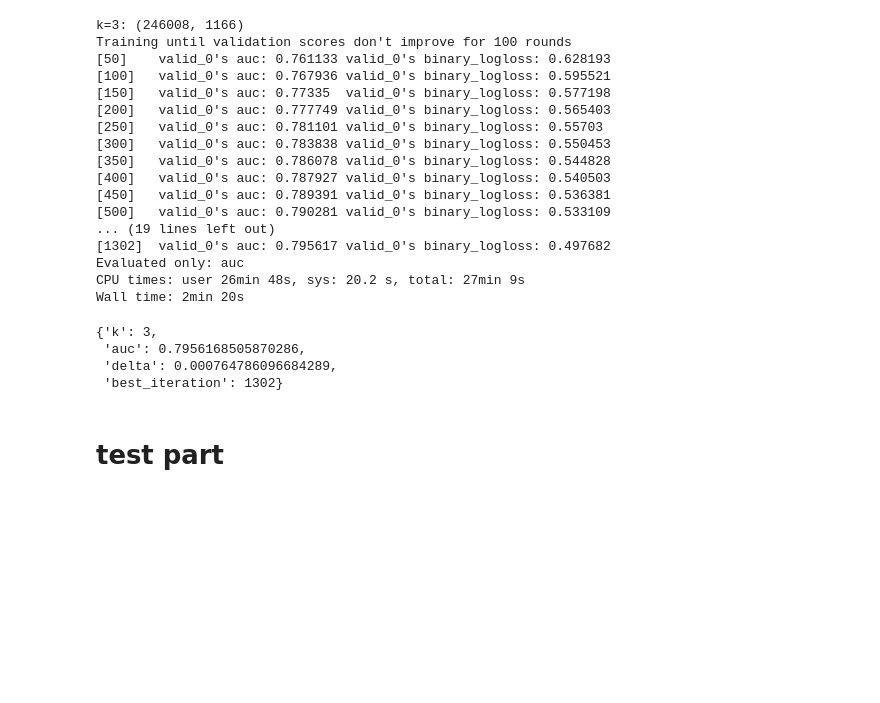
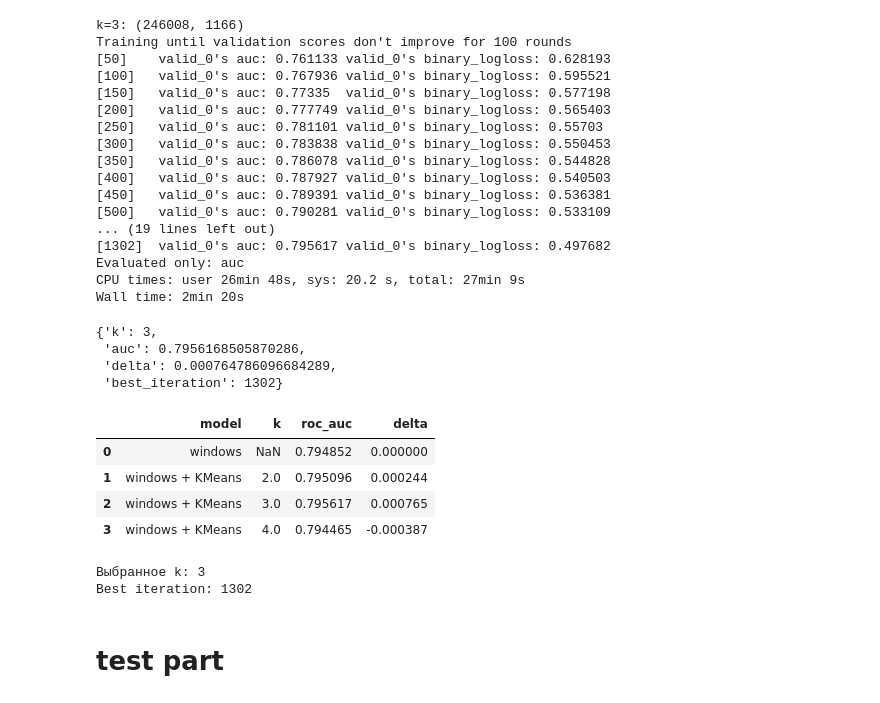
Before and after one commit to USL99/home-credit-default-risk, a Jupyter notebook: notebooks/04_model_tuning.ipynb, the cells around one changed output. Drawn from its saved outputs; the diff is of its cells as text; code cells hidden in the pictures; blank space fills up the shorter version.

Commit message:
Add final_model

```diff
--- a/notebooks/04_model_tuning.ipynb
+++ b/notebooks/04_model_tuning.ipynb
@@ -1562,6 +1562,50 @@ Wall time: 2min 20s
  'auc': 0.7956168505870286,
  'delta': 0.000764786096684289,
  'best_iteration': 1302}
+# %%
+kmeans_results = pd.DataFrame([
+    {
+        "model": "windows",
+        "k": None,
+        "roc_auc": 0.7948520644903443,
+        "delta": 0.0
+    },
+    {
+        "model": "windows + KMeans",
+        "k": 2,
+        "roc_auc": 0.7950964794169039,
+        "delta": 0.0002444149265595774
+    },
+    {
+        "model": "windows + KMeans",
+        "k": 3,
+        "roc_auc": 0.7956168505870286,
+        "delta": 0.000764786096684289
+    },
+    {
+        "model": "windows + KMeans",
+        "k": 4,
+        "roc_auc": 0.794464755356903,
+        "delta": -0.0003873091334413159
+    }
+])
+
+kmeans_results
+# %% [output]
+|  | model | k | roc_auc | delta |
+| 0 | windows | NaN | 0.794852 | 0.000000 |
+| 1 | windows + KMeans | 2.0 | 0.795096 | 0.000244 |
+| 2 | windows + KMeans | 3.0 | 0.795617 | 0.000765 |
+| 3 | windows + KMeans | 4.0 | 0.794465 | -0.000387 |
+# %%
+selected_k = 3
+selected_best_iteration = 1302
+
+print("Выбранное k:", selected_k)
+print("Best iteration:", selected_best_iteration)
+# %% [output]
+Выбранное k: 3
+Best iteration: 1302
 # %% [markdown]
 # test part
 # %% [markdown]
```
